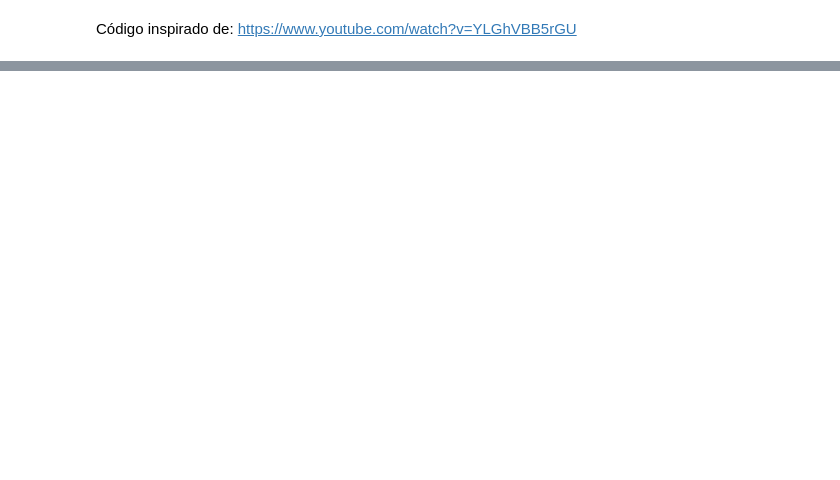
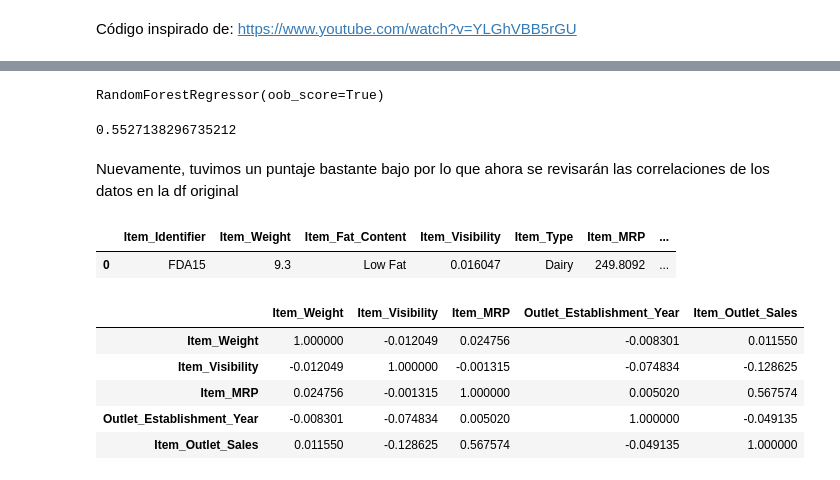
Before and after one commit to Nicolaser1102/predicciones_ventas_comida, a Jupyter notebook: Predicciones_venta_comida.ipynb, the cells around one changed output, grey strips where cells are left out. Drawn from its saved outputs; the diff is of its cells as text; code cells hidden in the pictures; blank space fills up the shorter version.

```diff
--- a/Predicciones_venta_comida.ipynb
+++ b/Predicciones_venta_comida.ipynb
@@ -1241,0 +1316,27 @@ Código inspirado de: https://www.youtube.com/watch?v=YLGhVBB5rGU
+# %%
+#entrenamos el modelo
+random_forest_model.fit(X_train, y_train)
+# %% [output]
+RandomForestRegressor(oob_score=True)
+# %%
+#puntuamos el modelo
+score = random_forest_model.score(X_test, y_test)
+score
+# %% [output]
+0.5527138296735212
+# %% [markdown]
+Nuevamente, tuvimos un puntaje bastante bajo por lo que ahora se revisarán las correlaciones de los datos en la df original
+# %%
+sales_predictions_df.head(1)
+# %% [output]
+|  | Item_Identifier | Item_Weight | Item_Fat_Content | Item_Visibility | Item_Type | Item_MRP | ... |
+| 0 | FDA15 | 9.3 | Low Fat | 0.016047 | Dairy | 249.8092 | ... |
+# %%
+sales_predictions_df.corr()
+# %% [output]
+|  | Item_Weight | Item_Visibility | Item_MRP | Outlet_Establishment_Year | Item_Outlet_Sales |
+| Item_Weight | 1.000000 | -0.012049 | 0.024756 | -0.008301 | 0.011550 |
+| Item_Visibility | -0.012049 | 1.000000 | -0.001315 | -0.074834 | -0.128625 |
+| Item_MRP | 0.024756 | -0.001315 | 1.000000 | 0.005020 | 0.567574 |
+| Outlet_Establishment_Year | -0.008301 | -0.074834 | 0.005020 | 1.000000 | -0.049135 |
+| Item_Outlet_Sales | 0.011550 | -0.128625 | 0.567574 | -0.049135 | 1.000000 |
```
Also changed, not shown: parts of 51 cells of this notebook.
